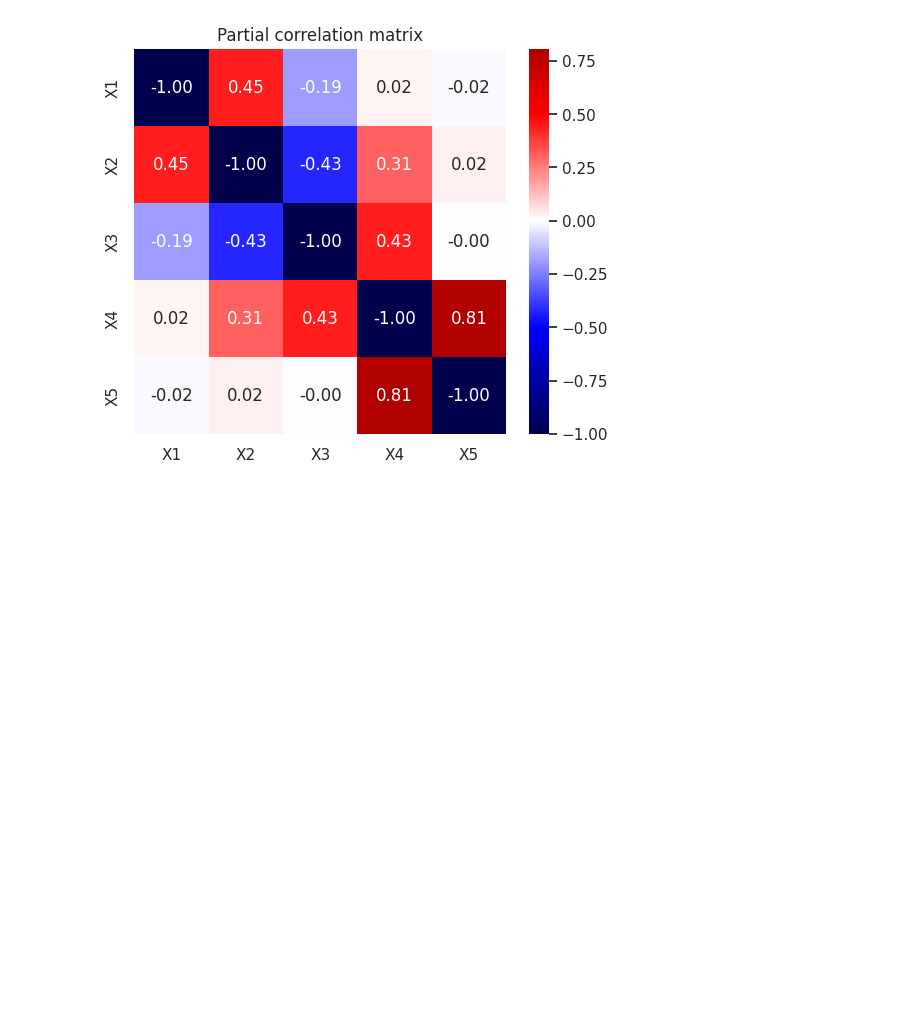
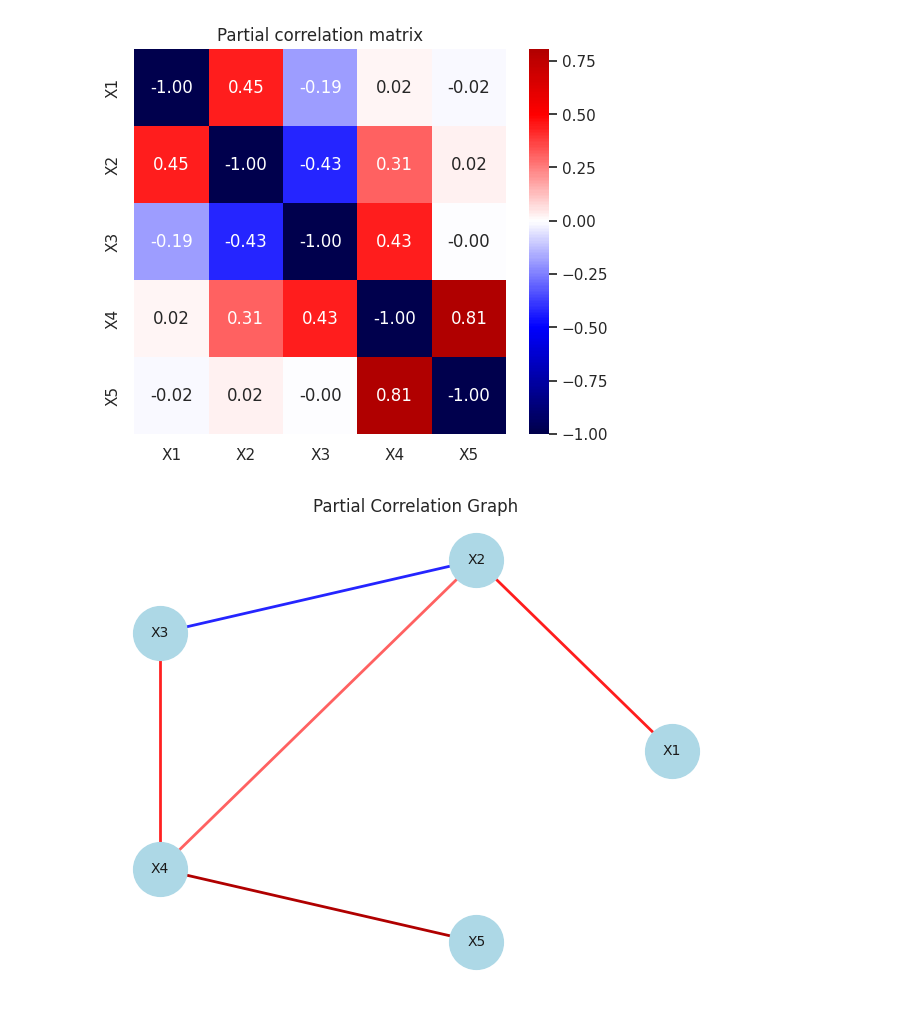
Before and after one commit to musel25/graph-learning, a Jupyter notebook: lab3/network-inference.ipynb, the cells around one changed output. Cells and saved outputs as stored; diff of their text form; code cells hidden in the pictures; blank space fills up the shorter version.

Commit message:
partial corr graph

```diff
--- a/lab3/network-inference.ipynb
+++ b/lab3/network-inference.ipynb
@@ -67,3 +67,32 @@ plt.title("Partial correlation matrix")
 plt.show()
 # %% [output]
 [figure]
+# %%
+import networkx as nx
+
+# Create a graph from the partial correlation matrix
+threshold = 0.2
+G = nx.Graph()
+
+# Add all variables as nodes
+G.add_nodes_from(df.columns)
+
+# Add edges for significant partial correlations
+for i in range(len(pcorr_df)):
+    for j in range(i+1, len(pcorr_df)):
+        if abs(pcorr_df.iloc[i, j]) > threshold:
+            G.add_edge(pcorr_df.index[i], pcorr_df.columns[j], weight=pcorr_df.iloc[i, j])
+
+# Position nodes in a circle for better separation
+plt.figure(figsize=(8, 6))
+pos = nx.circular_layout(G)
+nx.draw_networkx_nodes(G, pos, node_color='lightblue', node_size=1500)
+nx.draw_networkx_labels(G, pos, font_size=10)
+edges = G.edges()
+weights = [G[u][v]['weight'] for u, v in edges]
+nx.draw_networkx_edges(G, pos, width=2, edge_color=weights, edge_cmap=plt.cm.seismic, edge_vmin=-1, edge_vmax=1)
+plt.title("Partial Correlation Graph")
+plt.axis('off')
+plt.show()
+# %% [output]
+[figure, added]
```
